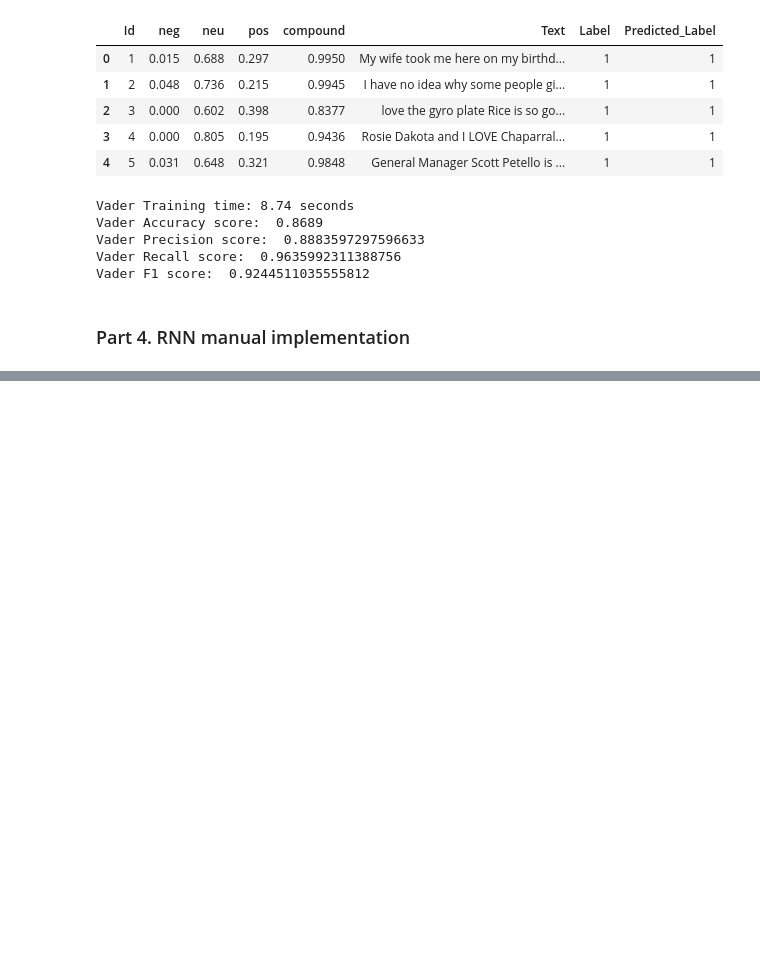
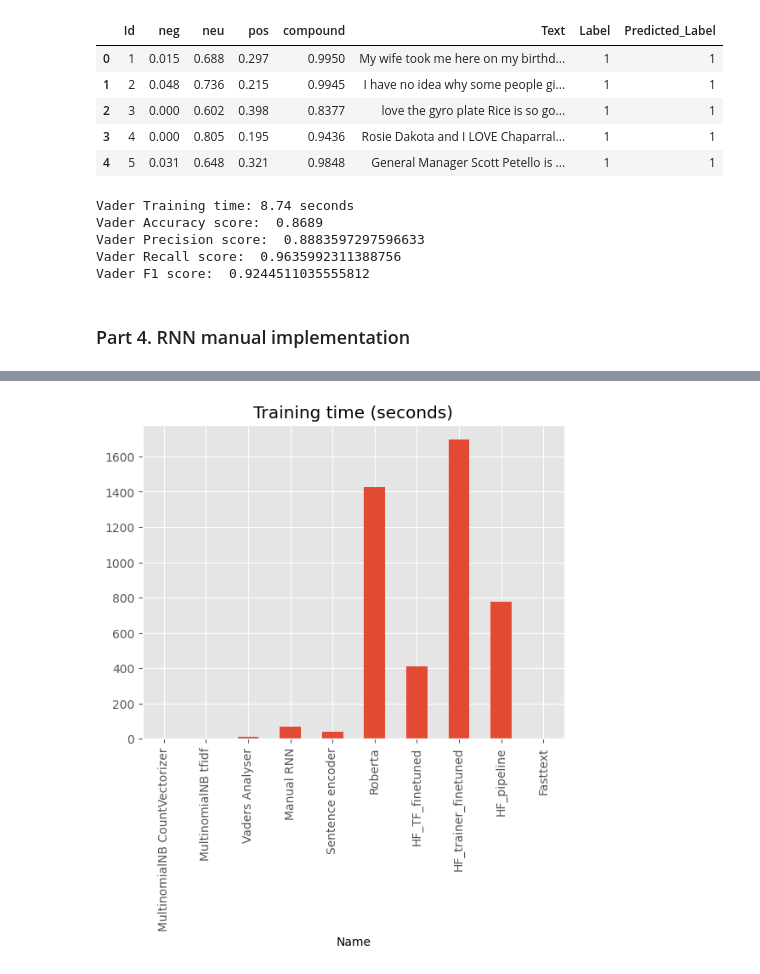
Before and after one commit to CalesSla/NLP_Sentiment_Analysis_mini_projects_V2, a Jupyter notebook: yelp_reviews_model_selection.ipynb, the cells around one changed output, grey strips where cells are left out. Cells and saved outputs as stored; diff of their text form; code cells hidden in the pictures; blank space fills up the shorter version.

Commit message:
add yelp model selection code

```diff
--- a/yelp_reviews_model_selection.ipynb
+++ b/yelp_reviews_model_selection.ipynb
@@ -72,6 +72,7 @@ df.head()
 # Remove punctuation
 translator = str.maketrans('', '', string.punctuation)
 reviews = [s.translate(translator) for s in list(df['Text'])]
+reviews = [review.replace('\n', ' ') for review in reviews]
 
 # Tokenization, Lemmatization, Stemming, Stopwords. Label numerical encoding
 reviews_tokenized = []
@@ -379,0 +953,9 @@ Manual_RNN_execution_time = Manual_RNN_end_time - Manual_RNN_start_time
+# %%
+# Create a DataFrame with a summary for all models and KPIs
+
+file_name = filename
+
+with open(file_name, 'rb') as f:
+    results_dict_list = pickle.load(f)
+df = pd.DataFrame(results_dict_list)
+df
@@ -379,0 +974,7 @@ Manual_RNN_execution_time = Manual_RNN_end_time - Manual_RNN_start_time
+# %%
+# Training time
+df.plot(kind='bar', x='Name', y='Training Time')
+plt.title("Training time (seconds)")
+plt.legend().remove()
+# %% [output]
+[figure, added]
```
Also changed, not shown: parts of 41 cells of this notebook, 10 other files.
